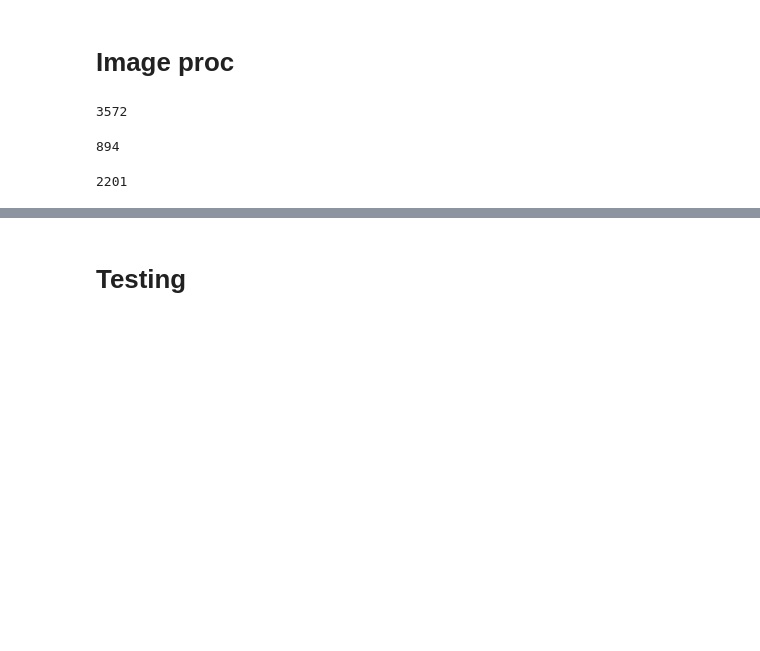
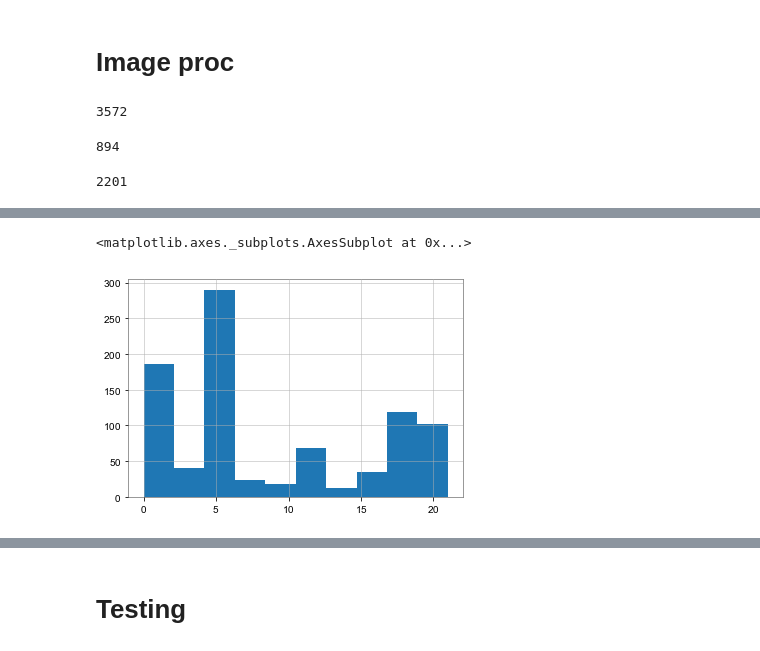
Before and after one commit to GilesStrong/LIP_DS_2019_Challenge, a Jupyter notebook: notebooks/Image_Creation.ipynb, the cells around one changed output, grey strips where cells are left out. Cells and saved outputs as stored; diff of their text form; code cells hidden in the pictures; blank space fills up the shorter version.

```diff
--- a/notebooks/Image_Creation.ipynb
+++ b/notebooks/Image_Creation.ipynb
@@ -162,0 +285,5 @@ len(test_df)
+# %%
+val_df.gen_target.hist()
+# %% [output]
+<matplotlib.axes._subplots.AxesSubplot at 0x...>
+[figure, added]
```
Also changed, not shown: parts of 32 cells of this notebook, 2 other files.
